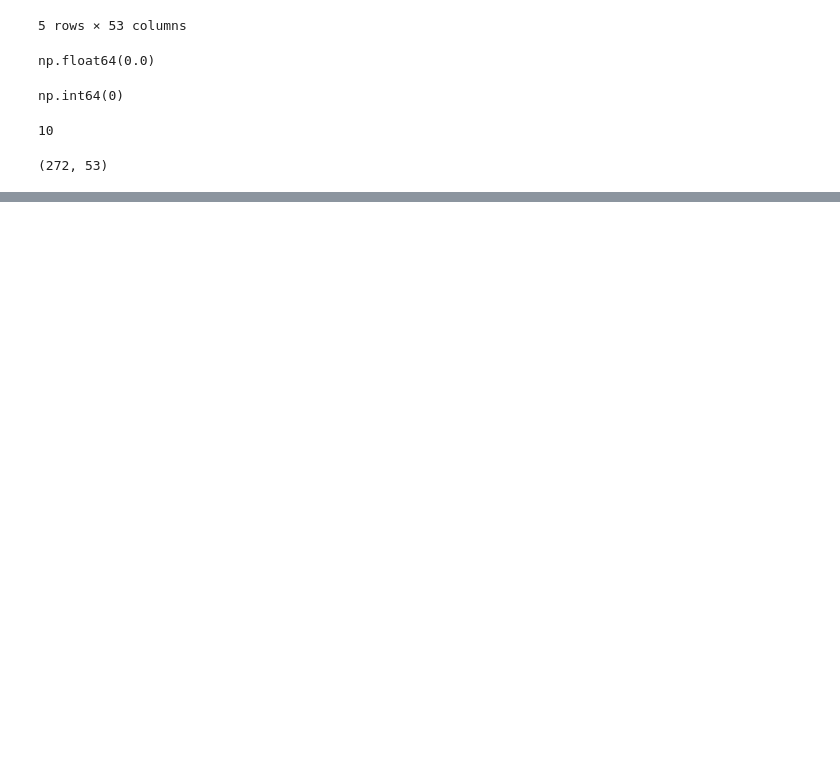
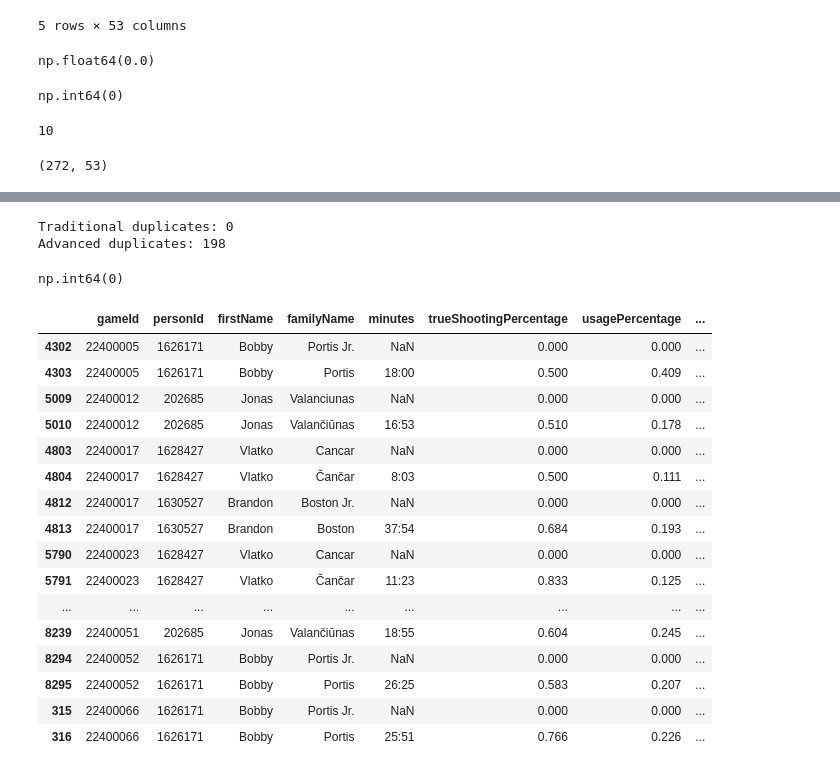
Before and after one commit to Team-Zhao/nba-ai-simulator, a Jupyter notebook: notebooks/player_data.ipynb, the cells around one changed output, grey strips where cells are left out. Cells and saved outputs as stored; diff of their text form; code cells hidden in the pictures; blank space fills up the shorter version.

```diff
--- a/notebooks/player_data.ipynb
+++ b/notebooks/player_data.ipynb
@@ -176,3 +176,13 @@ player_full_df.to_csv(
     "../data/processed/player_games.csv",
     index=False
 )
+# %%
+import pandas as pd
+
+traditional_df = pd.read_csv(
+    "../data/raw/traditional_player_games.csv"
+)
+
+advanced_df = pd.read_csv(
+    "../data/raw/advanced_player_games.csv"
+)
@@ -178,0 +228,64 @@ player_full_df.to_csv(
+# %%
+print(
+    "Traditional duplicates:",
+    traditional_df.duplicated(
+        subset=["gameId", "personId"]
+    ).sum()
+)
+
+print(
+    "Advanced duplicates:",
+    advanced_df.duplicated(
+        subset=["gameId", "personId"]
+    ).sum()
+)
+# %% [output]
+Traditional duplicates: 0
+Advanced duplicates: 198
+# %%
+advanced_df.duplicated().sum()
+# %% [output]
+np.int64(0)
+# %%
+advanced_duplicates = advanced_df[
+    advanced_df.duplicated(
+        subset=["gameId", "personId"],
+        keep=False
+    )
+].sort_values(
+    ["gameId", "personId"]
+)
+
+advanced_duplicates[
+    [
+        "gameId",
+        "personId",
+        "firstName",
+        "familyName",
+        "minutes",
+        "trueShootingPercentage",
+        "usagePercentage",
+        "offensiveRating",
+        "defensiveRating",
+        "netRating",
+        "PIE",
+    ]
+].head(30)
+# %% [output]
+|  | gameId | personId | firstName | familyName | minutes | trueShootingPercentage | usagePercentage | ... |
+| 4302 | 22400005 | 1626171 | Bobby | Portis Jr. | NaN | 0.000 | 0.000 | ... |
+| 4303 | 22400005 | 1626171 | Bobby | Portis | 18:00 | 0.500 | 0.409 | ... |
+| 5009 | 22400012 | 202685 | Jonas | Valanciunas | NaN | 0.000 | 0.000 | ... |
+| 5010 | 22400012 | 202685 | Jonas | Valančiūnas | 16:53 | 0.510 | 0.178 | ... |
+| 4803 | 22400017 | 1628427 | Vlatko | Cancar | NaN | 0.000 | 0.000 | ... |
+| 4804 | 22400017 | 1628427 | Vlatko | Čančar | 8:03 | 0.500 | 0.111 | ... |
+| 4812 | 22400017 | 1630527 | Brandon | Boston Jr. | NaN | 0.000 | 0.000 | ... |
+| 4813 | 22400017 | 1630527 | Brandon | Boston | 37:54 | 0.684 | 0.193 | ... |
+| 5790 | 22400023 | 1628427 | Vlatko | Cancar | NaN | 0.000 | 0.000 | ... |
+| 5791 | 22400023 | 1628427 | Vlatko | Čančar | 11:23 | 0.833 | 0.125 | ... |
+| ... | ... | ... | ... | ... | ... | ... | ... | ... |
+| 8239 | 22400051 | 202685 | Jonas | Valančiūnas | 18:55 | 0.604 | 0.245 | ... |
+| 8294 | 22400052 | 1626171 | Bobby | Portis Jr. | NaN | 0.000 | 0.000 | ... |
+| 8295 | 22400052 | 1626171 | Bobby | Portis | 26:25 | 0.583 | 0.207 | ... |
+| 315 | 22400066 | 1626171 | Bobby | Portis Jr. | NaN | 0.000 | 0.000 | ... |
+| 316 | 22400066 | 1626171 | Bobby | Portis | 25:51 | 0.766 | 0.226 | ... |
```
Also changed, not shown: parts of 8 cells of this notebook, 9 other files.
